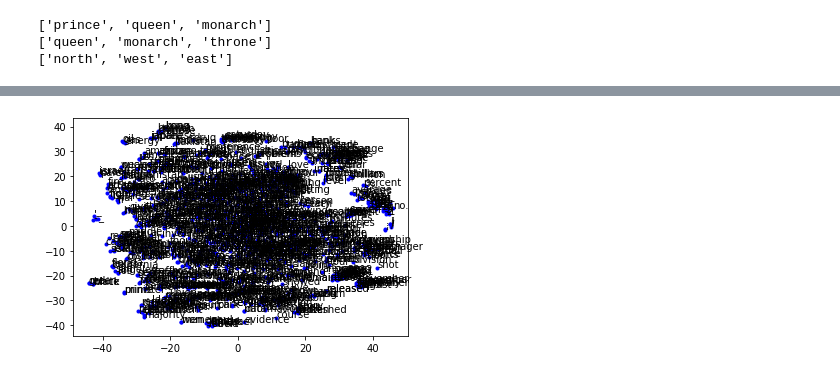
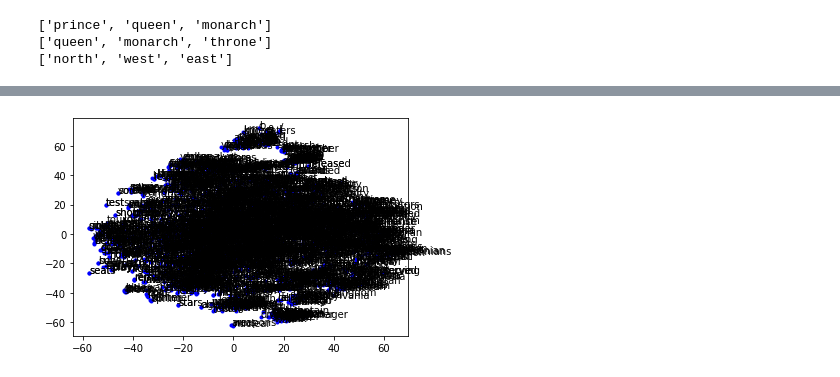
Before and after one commit to sea-bass/intro-nlp, a Jupyter notebook: examples/deep_learning/word_embeddings.ipynb, the cells around one changed output, grey strips where cells are left out. Cells and saved outputs as stored; diff of their text form; code cells hidden in the pictures.

Commit message:
Added comments and cleaned up the word embeddings and transformers examples

```diff
--- a/examples/deep_learning/word_embeddings.ipynb
+++ b/examples/deep_learning/word_embeddings.ipynb
@@ -13,16 +23,19 @@ from sklearn.manifold import TSNE
 # %%
+# Define the GloVe vectors to load
+glove_file = os.path.join("glove.6B", "glove.6B.100d.txt")
+
+# Create a dictionary mapping each word to an index (this is basically one-hot encoding)
 embeddings_dict = {}
-glove_file = os.path.join("glove.6B", "glove.6B.100d.txt") # Modify this as needed
 with open(glove_file, "r", encoding="utf-8") as f:
     for line in f:
         values = line.split()
         word = values[0]
         vector = np.asarray(values[1:], "float32")
         embeddings_dict[word] = vector
-
 print("There are {} words in the dictionary".format(len(embeddings_dict)))
 
-word = "king"
+# Get and display the embedding vector for a word
+word = "dog"
 vec = embeddings_dict[word]
 print("\nVector for \"{}\":".format(word))
 print(vec)
@@ -68,17 +98,24 @@ print(find_closest_embeddings(vec,3))
 # %%
+# Import visualization packages
 import matplotlib.pyplot as plt
+%matplotlib inline
 import mpld3
-%matplotlib inline
 mpld3.enable_notebook()
 
+# Use t-SNE to get a 2-D representation of the vectors
 tsne = TSNE(n_components=2, random_state=0)
 words = list(embeddings_dict.keys())
 vectors = [embeddings_dict[word] for word in words]
-Y = tsne.fit_transform(vectors[:1000])
+N_VIS = 2000
+X_tsne = tsne.fit_transform(vectors[:N_VIS]) # Only using the first N_VIS words
 
-plt.plot(Y[:,0], Y[:,1] ,"b.")
-for label, x, y in zip(words, Y[:, 0].tolist(), Y[:, 1].tolist()):
+# Plot the vectors with their corresponding words next to them.
+# Note that you will need to do some zooming to make sense of the plot,
+# which is enabled in Jupyter notebooks by the `mpld3` library.
+# Hover your cursor over the lower left of the plot to access the view controls.
+plt.plot(X_tsne[:,0], X_tsne[:,1], "b.")
+for label, x, y in zip(words, X_tsne[:, 0].tolist(), X_tsne[:, 1].tolist()):
     plt.text(x, y, label)
 plt.show()
 # %% [output]
-[figure, old version]
+[figure, new version]
```
Also changed, not shown: parts of 7 cells of this notebook, 1 other file.
